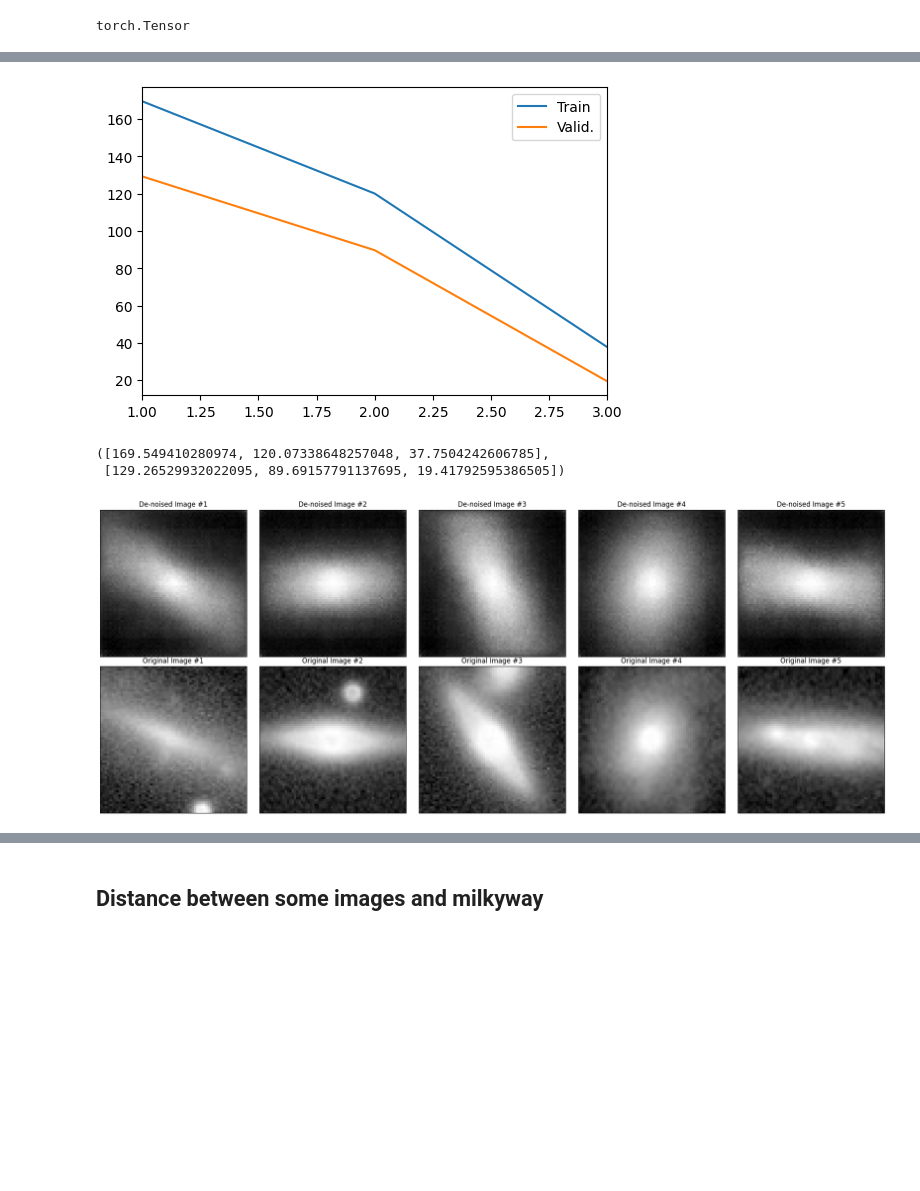
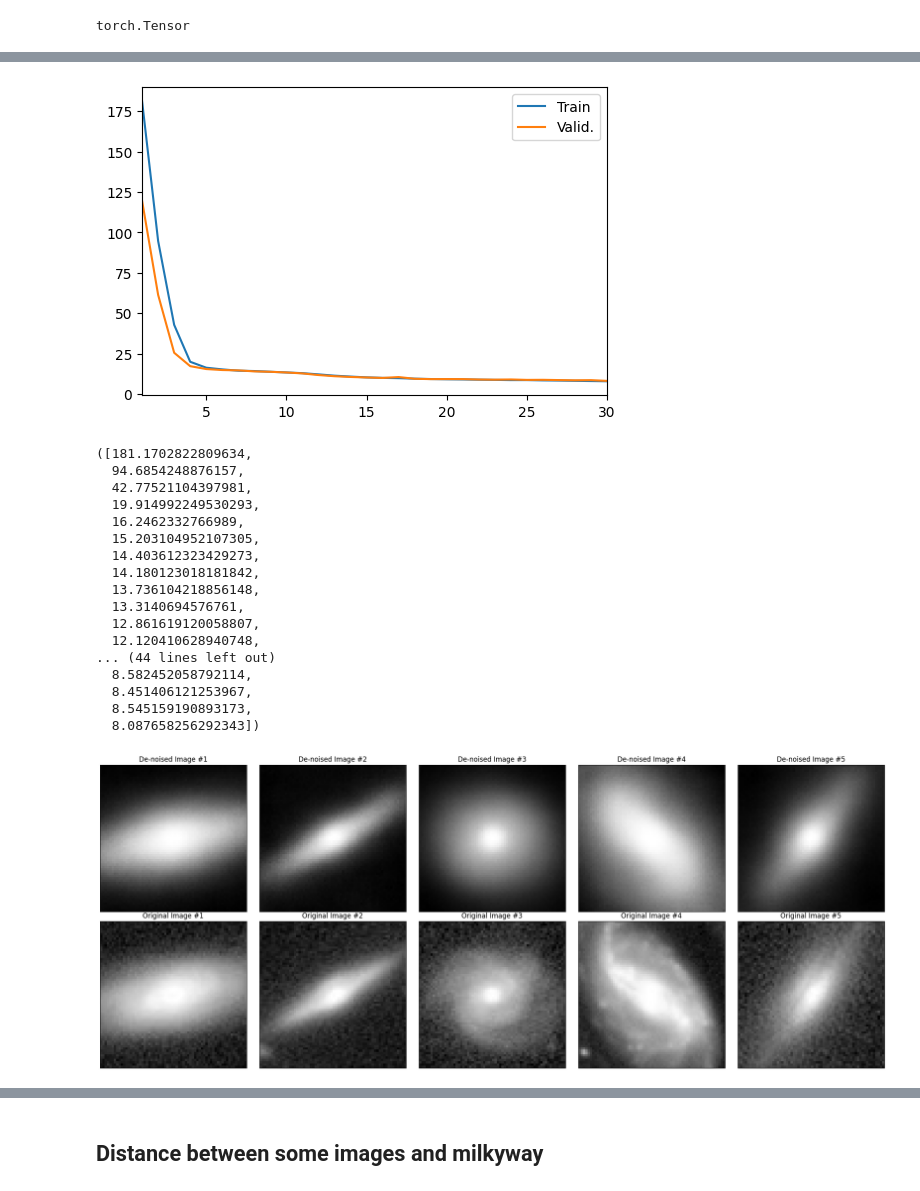
Before and after one commit to LukasBeiske/ErUM_challenge_2024_group5, a Jupyter notebook: galaxies_decals Version Maria Peter.ipynb, the cells around one changed output, grey strips where cells are left out. Cells and saved outputs as stored; diff of their text form; code cells hidden in the pictures; blank space fills up the shorter version.

```diff
--- a/galaxies_decals Version Maria Peter.ipynb
+++ b/galaxies_decals Version Maria Peter.ipynb
@@ -547,7 +547,7 @@ Autoencoder(
   )
 )
 # %%
-num_epochs = 3
+num_epochs = 30
 # %%
 #data preparation
 # %%
@@ -591,5 +591,6 @@ torch.Tensor
 # %%
 #Begin training
 # %%
+model.train() #opposite of model.eval()
 train_model(model=model, optimizer=optimizer, loss_function=autoencoder_loss, device=device, num_epochs=num_epochs, train_dataloader=train_loader, valid_dataloader=valid_loader)
 # %% [output]
@@ -599,3 +614,18 @@ Epoch 3, avg. train loss: 37.750, avg. valid. loss: 19.418
-[figure, old version]
+[figure, new version]
-([169.549410280974, 120.07338648257048, 37.7504242606785],
- [129.26529932022095, 89.69157791137695, 19.41792595386505])
+([181.1702822809634,
+  94.6854248876157,
+  42.77521104397981,
+  19.914992249530293,
+  16.2462332766989,
+  15.203104952107305,
+  14.403612323429273,
+  14.180123018181842,
+  13.736104218856148,
+  13.3140694576761,
+  12.861619120058807,
+  12.120410628940748,
+... (44 lines left out)
+  8.582452058792114,
+  8.451406121253967,
+  8.545159190893173,
+  8.087658256292343])
@@ -636,7 +669,7 @@ noise_images = torch.cat([denoised_test_images, test_images])
 
 show_images(noise_images, noise_labels, num_rows=2, num_columns=5)
 # %% [output]
-[figure, old version]
+[figure, new version]
 # %%
 plt.imshow(test_dataset[0][0][0])
 # %% [output]
```
Also changed, not shown: parts of 10 cells of this notebook, 1 other file.
